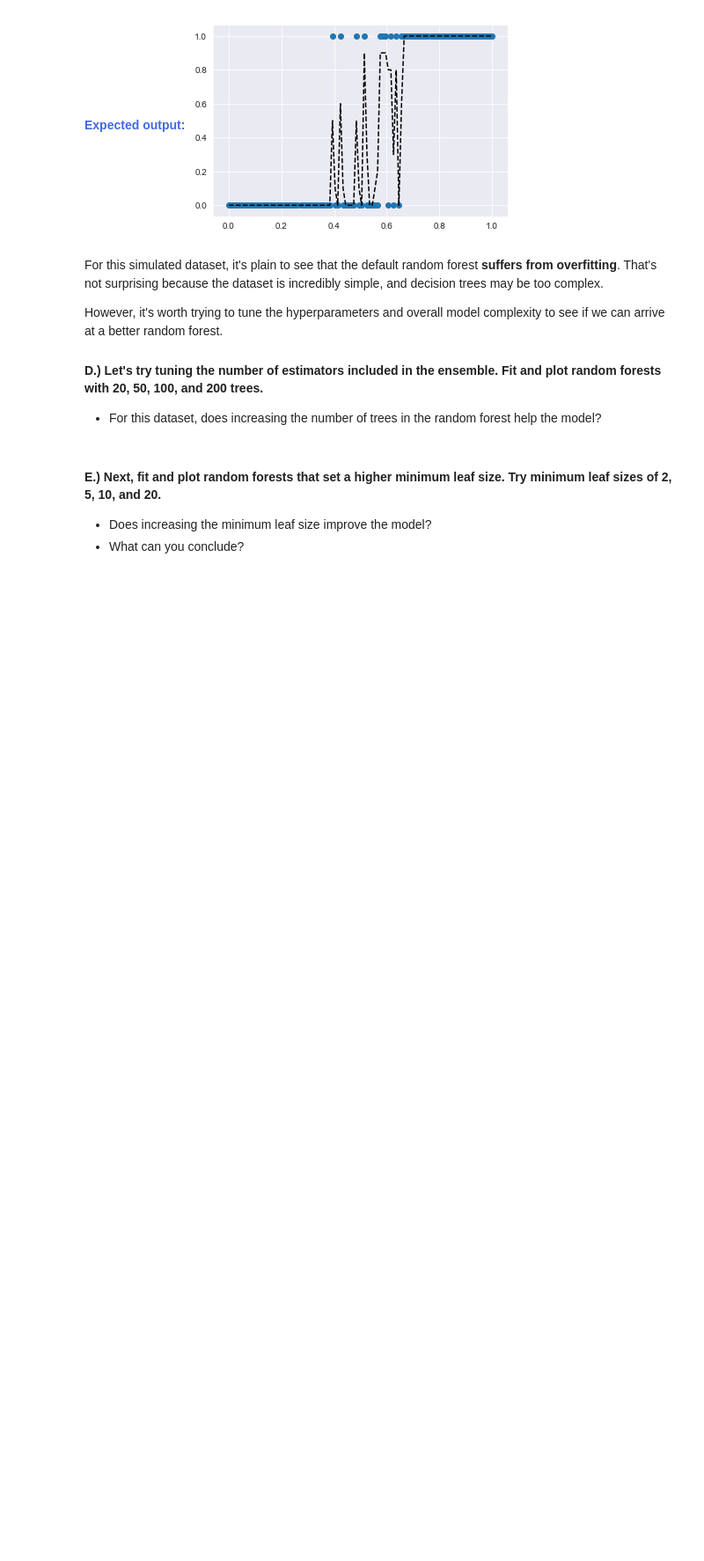
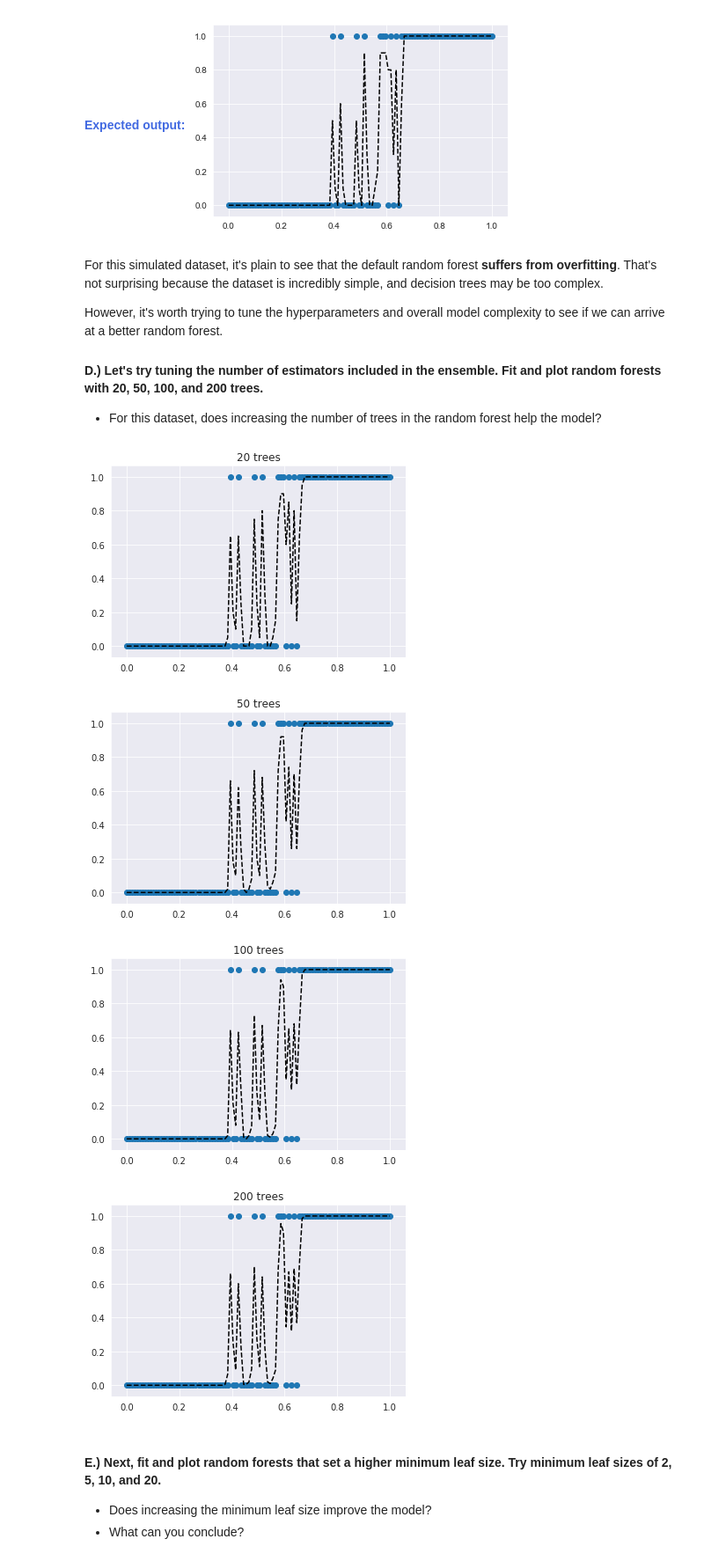
Before and after one commit to cedricsoares/elite_data_science, a Jupyter notebook: 3 - Workbook - Classification Algorithms.ipynb, the cells around one changed output. Shown at 88% size. Drawn from its saved outputs; the diff is of its cells as text; code cells hidden in the pictures; blank space fills up the shorter version.

```diff
--- a/3 - Workbook - Classification Algorithms.ipynb
+++ b/3 - Workbook - Classification Algorithms.ipynb
@@ -312,6 +344,18 @@ However, it's worth trying to tune the hyperparameters and overall model complex
 
 #### D.) Let's try tuning the number of estimators included in the ensemble. Fit and plot random forests with 20, 50, 100, and 200 trees.
 * For this dataset, does increasing the number of trees in the random forest help the model?
+# %%
+tree_volumes = [20, 50, 100, 200]
+
+for tree_volume in tree_volumes:
+    plt.title(f'{tree_volume} trees')
+    fit_and_plot_classifier(RandomForestClassifier(n_estimators = tree_volume, random_state= 123))
+    plt.show()
+# %% [output]
+[figure, added]
+[figure, added]
+[figure, added]
+[figure, added]
 # %% [markdown]
 #### E.) Next, fit and plot random forests that set a higher minimum leaf size. Try minimum leaf sizes of 2, 5, 10, and 20.
 * Does increasing the minimum leaf size improve the model?
```
Also changed, not shown: parts of 12 cells of this notebook.
